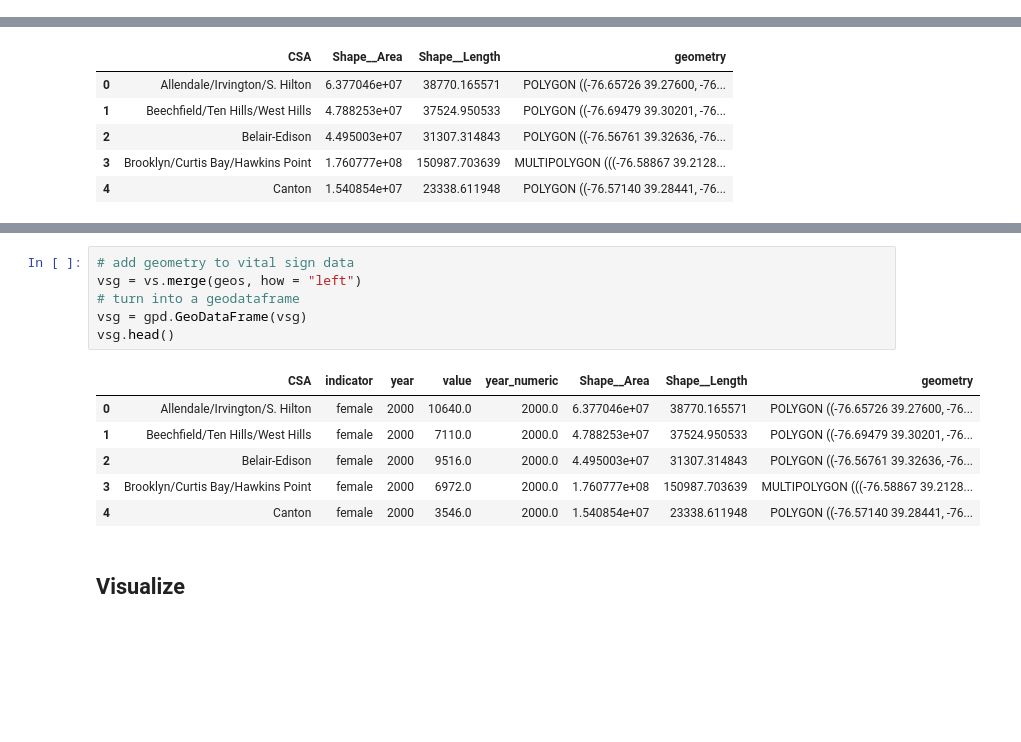
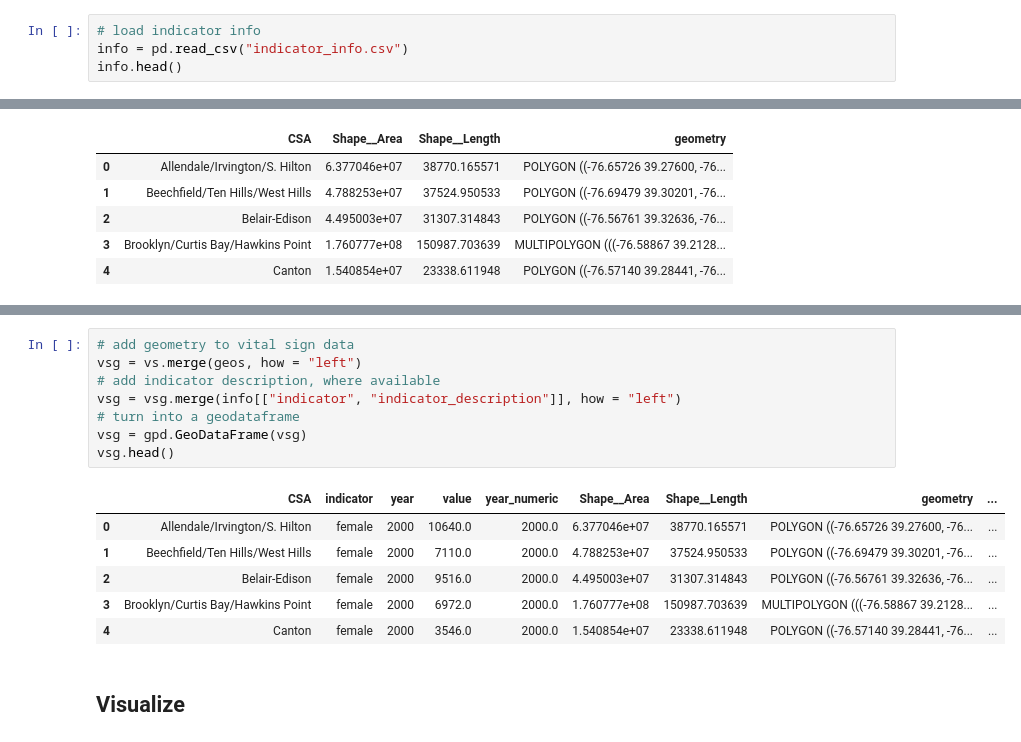
Before and after one commit to ejf78/cdc_vitalsigns, a Jupyter notebook: Vital Signs Analysis.ipynb, the cells around one changed output, grey strips where cells are left out. Drawn from its saved outputs; the diff is of its cells as text; blank space fills up the shorter version.

```diff
--- a/Vital Signs Analysis.ipynb
+++ b/Vital Signs Analysis.ipynb
@@ -349,3 +349,7 @@ api_df.head()
 | femaleXX | 3 | Total Female Population | femaleXX | Census Demographics | https://services1.arcgis.com/mVFR... | 1 |
 | paaXX | 4 | Percent of Residents - Black/Afri... | paaXX | Census Demographics | https://services1.arcgis.com/mVFR... | 1 |
 | pwhiteXX | 5 | Percent of Residents - White/Cauc... | pwhiteXX | Census Demographics | https://services1.arcgis.com/mVFR... | 1 |
+# %%
+# load indicator info
+info = pd.read_csv("indicator_info.csv")
+info.head()
@@ -407,16 +434,18 @@ geos.head()
 # %%
 # add geometry to vital sign data
 vsg = vs.merge(geos, how = "left")
+# add indicator description, where available
+vsg = vsg.merge(info[["indicator", "indicator_description"]], how = "left")
 # turn into a geodataframe
 vsg = gpd.GeoDataFrame(vsg)
 vsg.head()
 # %% [output]
-|  | CSA | indicator | year | value | year_numeric | Shape__Area | Shape__Length | geometry |
-| 0 | Allendale/Irvington/S. Hilton | female | 2000 | 10640.0 | 2000.0 | 6.377046e+07 | 38770.165571 | POLYGON ((-76.65726 39.27600, -76... |
-| 1 | Beechfield/Ten Hills/West Hills | female | 2000 | 7110.0 | 2000.0 | 4.788253e+07 | 37524.950533 | POLYGON ((-76.69479 39.30201, -76... |
-| 2 | Belair-Edison | female | 2000 | 9516.0 | 2000.0 | 4.495003e+07 | 31307.314843 | POLYGON ((-76.56761 39.32636, -76... |
-| 3 | Brooklyn/Curtis Bay/Hawkins Point | female | 2000 | 6972.0 | 2000.0 | 1.760777e+08 | 150987.703639 | MULTIPOLYGON (((-76.58867 39.2128... |
-| 4 | Canton | female | 2000 | 3546.0 | 2000.0 | 1.540854e+07 | 23338.611948 | POLYGON ((-76.57140 39.28441, -76... |
+|  | CSA | indicator | year | value | year_numeric | Shape__Area | Shape__Length | geometry | ... |
+| 0 | Allendale/Irvington/S. Hilton | female | 2000 | 10640.0 | 2000.0 | 6.377046e+07 | 38770.165571 | POLYGON ((-76.65726 39.27600, -76... | ... |
+| 1 | Beechfield/Ten Hills/West Hills | female | 2000 | 7110.0 | 2000.0 | 4.788253e+07 | 37524.950533 | POLYGON ((-76.69479 39.30201, -76... | ... |
+| 2 | Belair-Edison | female | 2000 | 9516.0 | 2000.0 | 4.495003e+07 | 31307.314843 | POLYGON ((-76.56761 39.32636, -76... | ... |
+| 3 | Brooklyn/Curtis Bay/Hawkins Point | female | 2000 | 6972.0 | 2000.0 | 1.760777e+08 | 150987.703639 | MULTIPOLYGON (((-76.58867 39.2128... | ... |
+| 4 | Canton | female | 2000 | 3546.0 | 2000.0 | 1.540854e+07 | 23338.611948 | POLYGON ((-76.57140 39.28441, -76... | ... |
 # %% [markdown]
 ## Visualize
 # %% [markdown]
```
Also changed, not shown: parts of 26 cells of this notebook.
